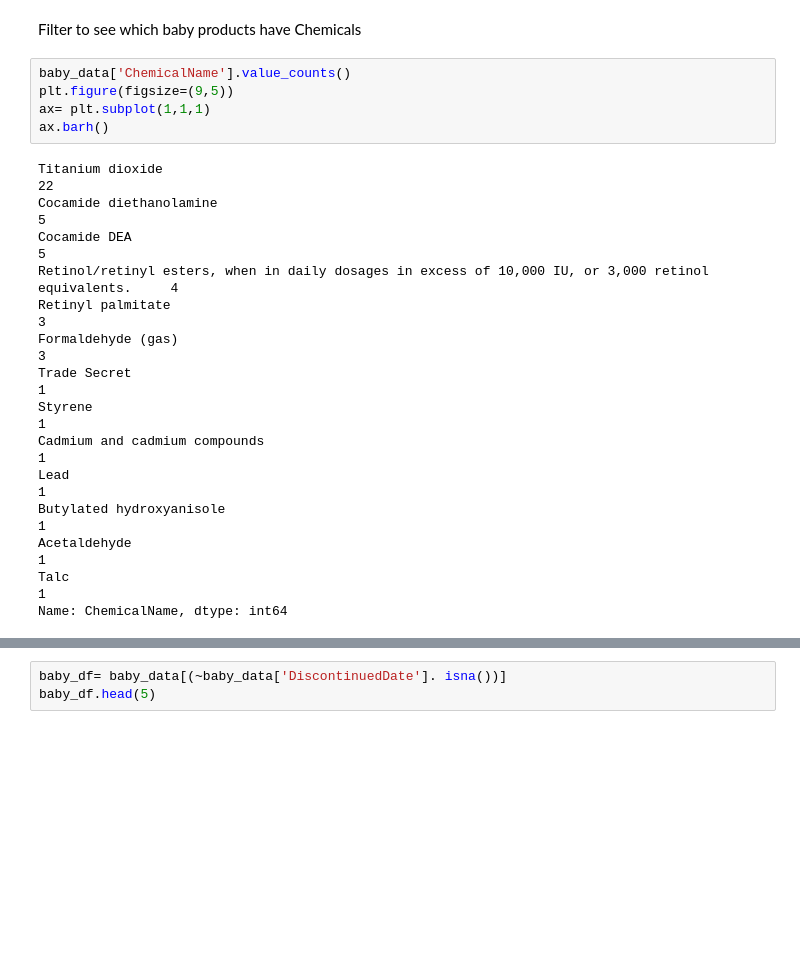
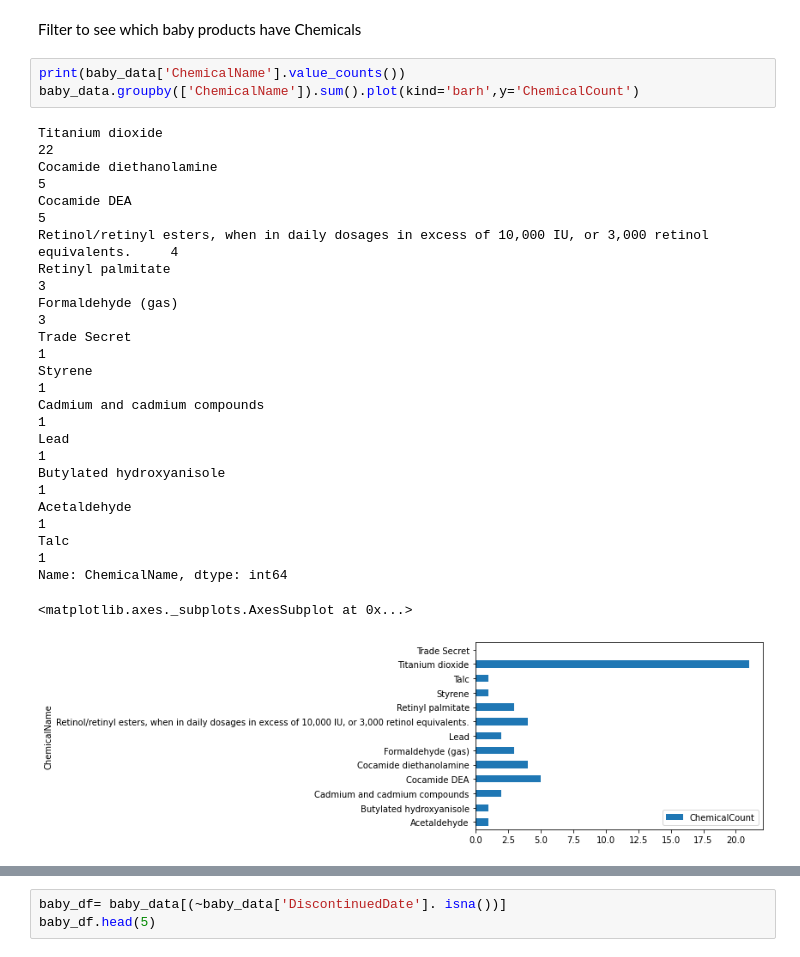
Before and after one commit to maryawamaitha/Data-Visualization-Portfolio-Projects, a Jupyter notebook: Chemicals_In_Cosmetics.ipynb, the cells around one changed output, grey strips where cells are left out. Cells and saved outputs as stored; diff of their text form; blank space fills up the shorter version.

```diff
--- a/Chemicals_In_Cosmetics.ipynb
+++ b/Chemicals_In_Cosmetics.ipynb
@@ -110,25 +110,25 @@ Have this chemicals been discontinued?
 baby_data = df.loc[df['PrimaryCategory'] == 'Baby Products']
 # %% [markdown]
 Filter to see which baby products have Chemicals
-# %%
-baby_data['ChemicalName'].value_counts()
-plt.figure(figsize=(9,5))
-ax= plt.subplot(1,1,1)
-ax.barh()
-# %% [output]
-Titanium dioxide                                                                                       22
-Cocamide diethanolamine                                                                                 5
-Cocamide DEA                                                                                            5
-Retinol/retinyl esters, when in daily dosages in excess of 10,000 IU, or 3,000 retinol equivalents.     4
-Retinyl palmitate                                                                                       3
-Formaldehyde (gas)                                                                                      3
-Trade Secret                                                                                            1
-Styrene                                                                                                 1
-Cadmium and cadmium compounds                                                                           1
-Lead                                                                                                    1
-Butylated hydroxyanisole                                                                                1
-Acetaldehyde                                                                                            1
-Talc                                                                                                    1
-Name: ChemicalName, dtype: int64
+# %%
+print(baby_data['ChemicalName'].value_counts())
+baby_data.groupby(['ChemicalName']).sum().plot(kind='barh',y='ChemicalCount')
+# %% [output]
+Titanium dioxide                                                                                       22
+Cocamide diethanolamine                                                                                 5
+Cocamide DEA                                                                                            5
+Retinol/retinyl esters, when in daily dosages in excess of 10,000 IU, or 3,000 retinol equivalents.     4
+Retinyl palmitate                                                                                       3
+Formaldehyde (gas)                                                                                      3
+Trade Secret                                                                                            1
+Styrene                                                                                                 1
+Cadmium and cadmium compounds                                                                           1
+Lead                                                                                                    1
+Butylated hydroxyanisole                                                                                1
+Acetaldehyde                                                                                            1
+Talc                                                                                                    1
+Name: ChemicalName, dtype: int64
+<matplotlib.axes._subplots.AxesSubplot at 0x...>
+[figure, added]
 # %%
 baby_chem= baby_data[(~baby_data['ChemicalName']. isna())]
```
Also changed, not shown: parts of 8 cells of this notebook.
